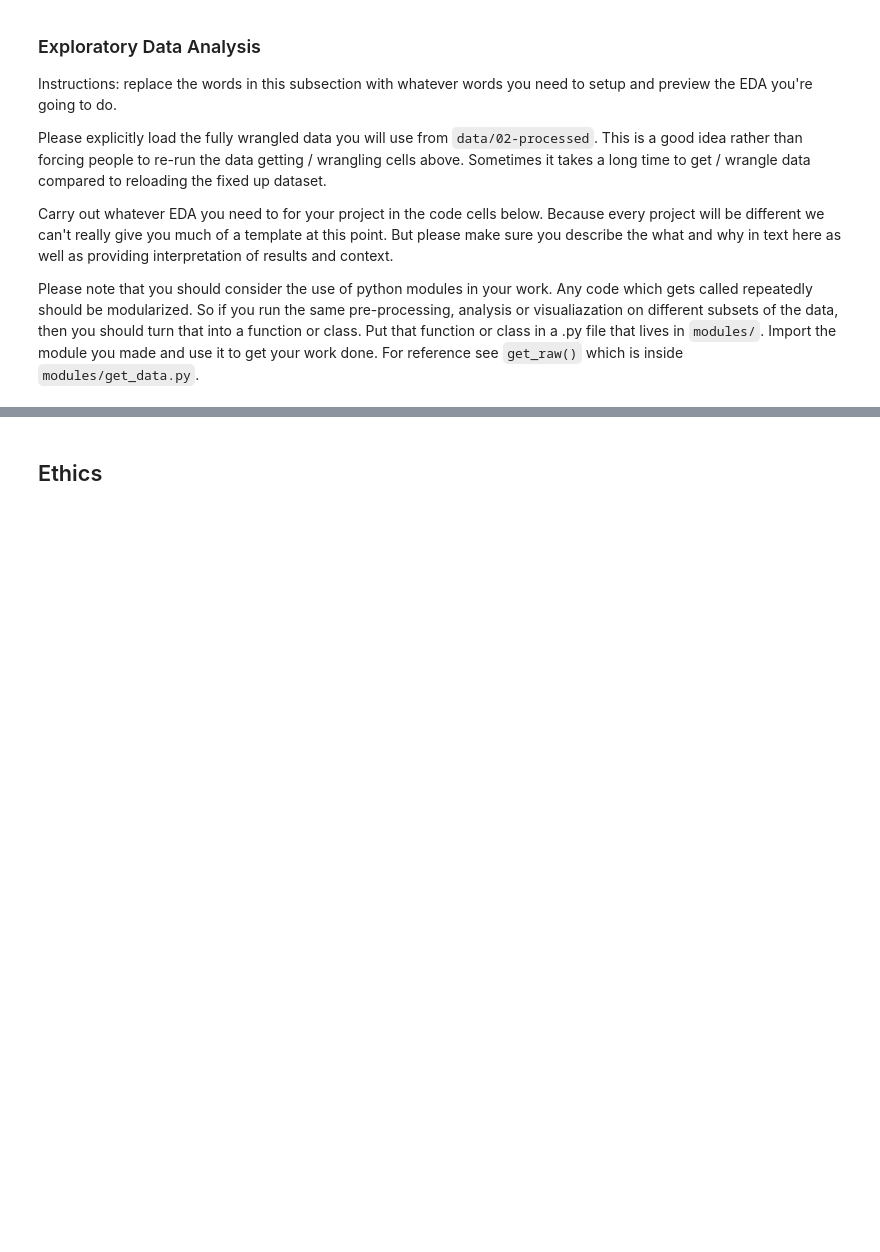
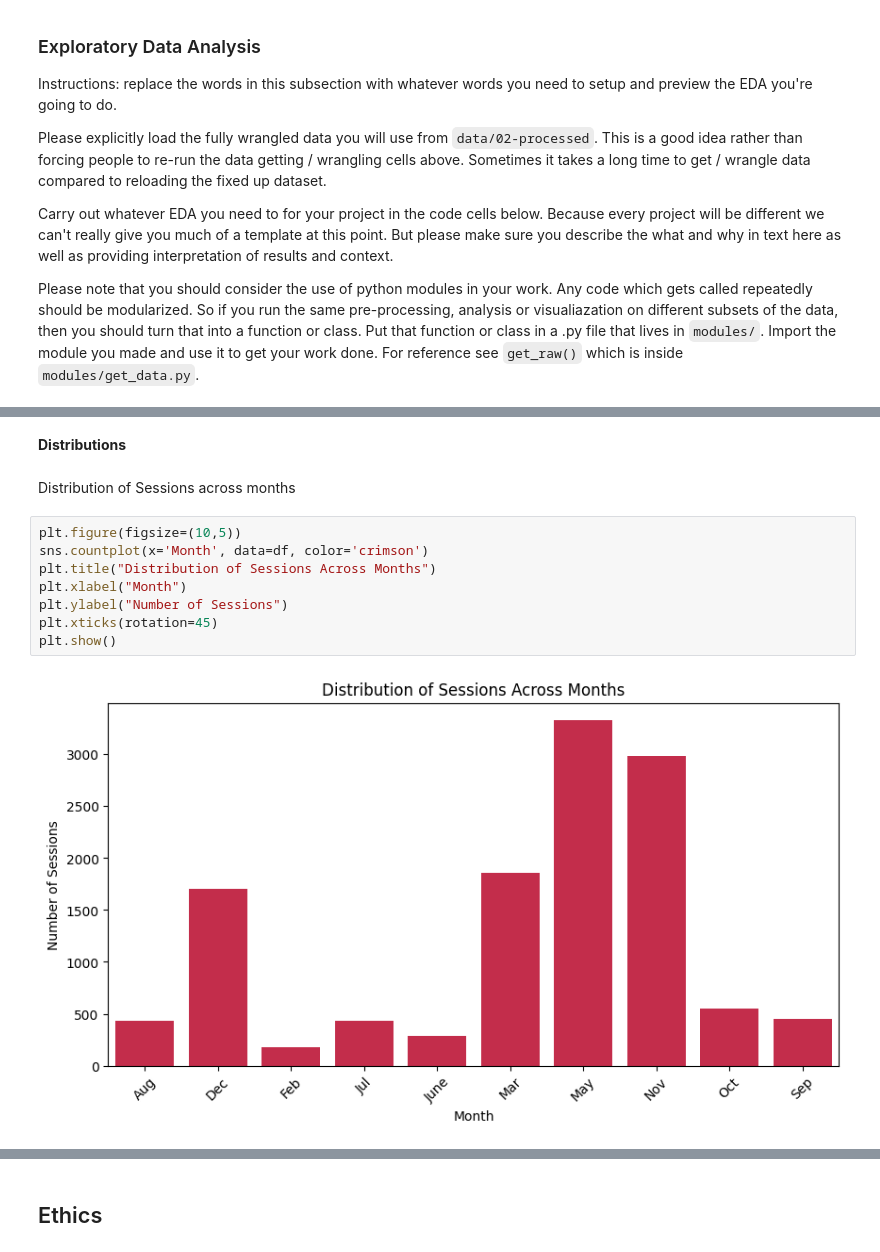
Before and after one commit to COGS108/Group067_WI26, a Jupyter notebook: 02-EDACheckpoint.ipynb, the cells around one changed output, grey strips where cells are left out. Saved outputs shown, nothing was run; the diff lists cells and outputs as text; blank space fills up the shorter version.

```diff
--- a/02-EDACheckpoint.ipynb
+++ b/02-EDACheckpoint.ipynb
@@ -473,0 +457,14 @@ Some more words and stuff.  Remember notebooks work best if you interleave the c
+# %% [markdown]
+**Distributions**
+# %% [markdown]
+Distribution of Sessions across months
+# %%
+plt.figure(figsize=(10,5))
+sns.countplot(x='Month', data=df, color='crimson')
+plt.title("Distribution of Sessions Across Months")
+plt.xlabel("Month")
+plt.ylabel("Number of Sessions")
+plt.xticks(rotation=45)
+plt.show()
+# %% [output]
+[figure, added]
```
Also changed, not shown: parts of 89 cells of this notebook.
